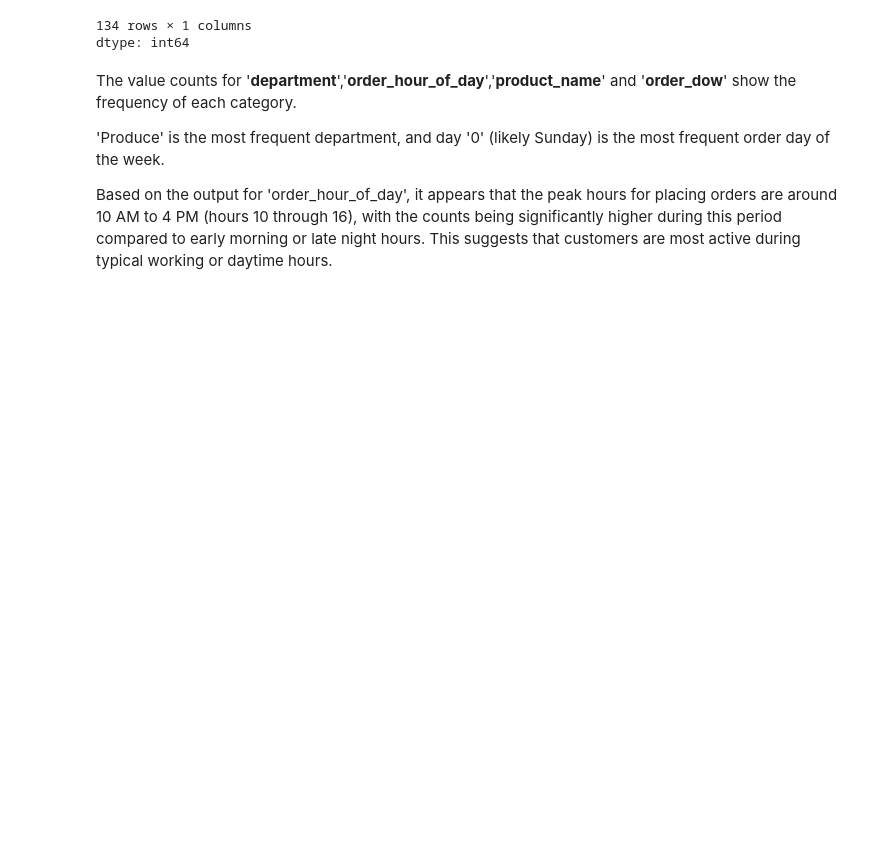
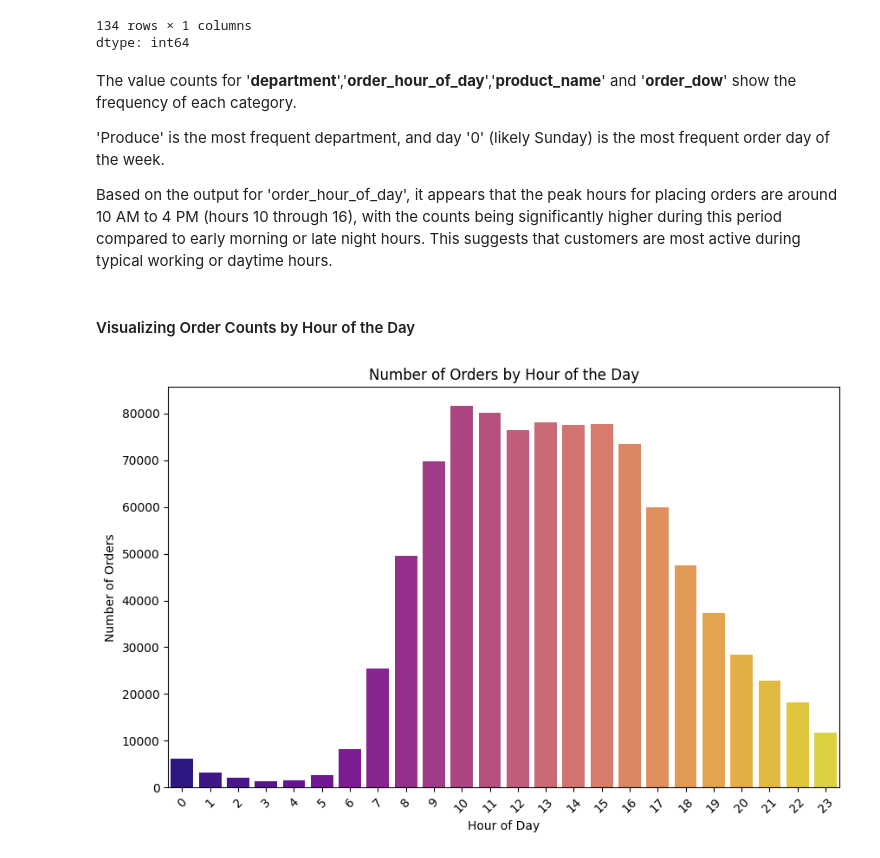
Before and after one commit to aminayusif/PurchaseIQ, a Jupyter notebook: PurchaseIQ_CustomerSegmentation_Using_K_Means_Clustering.ipynb, the cells around one changed output. Drawn from its saved outputs; the diff is of its cells as text; code cells hidden in the pictures; blank space fills up the shorter version.

Commit message:
Visualize key customer behaviors. Add preprocessing steps (scaling and encoding preparation) essential for K-Means clustering.

```diff
--- a/PurchaseIQ_CustomerSegmentation_Using_K_Means_Clustering.ipynb
+++ b/PurchaseIQ_CustomerSegmentation_Using_K_Means_Clustering.ipynb
@@ -231,3 +235,19 @@ The value counts for '**department**','**order_hour_of_day**','**product_name**'
 'Produce' is the most frequent department, and day '0' (likely Sunday) is the most frequent order day of the week.
 
 Based on the output for 'order_hour_of_day', it appears that the peak hours for placing orders are around 10 AM to 4 PM (hours 10 through 16), with the counts being significantly higher during this period compared to early morning or late night hours. This suggests that customers are most active during typical working or daytime hours.
+# %% [markdown]
+#### Visualizing Order Counts by Hour of the Day
+# %%
+# Count the number of orders for each hour of the day
+orders_by_hour = df['order_hour_of_day'].value_counts().sort_index()
+
+# Create a bar chart
+plt.figure(figsize=(10, 6))
+sns.barplot(x=orders_by_hour.index, y=orders_by_hour.values, palette='plasma')
+plt.title('Number of Orders by Hour of the Day')
+plt.xlabel('Hour of Day')
+plt.ylabel('Number of Orders')
+plt.xticks(rotation=45)
+plt.show()
+# %% [output]
+[figure, added]
```
Also changed, not shown: parts of 14 cells of this notebook.
